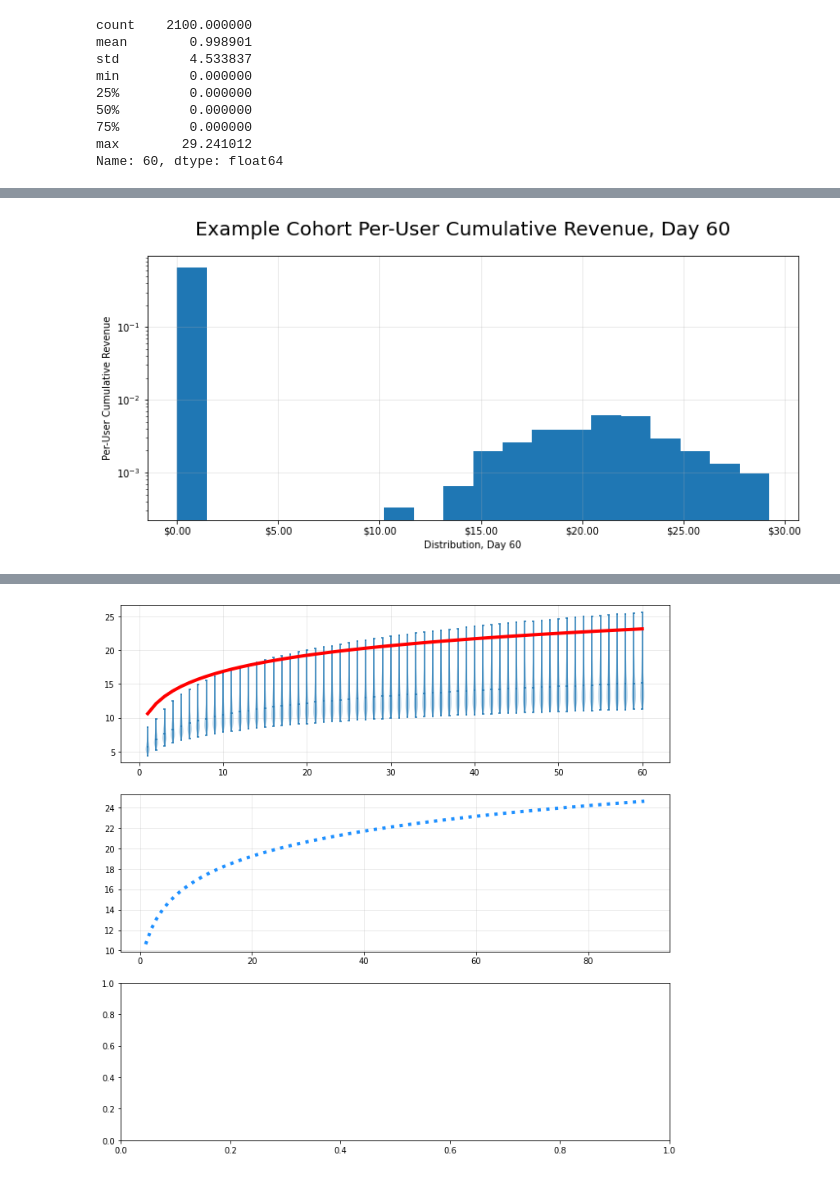
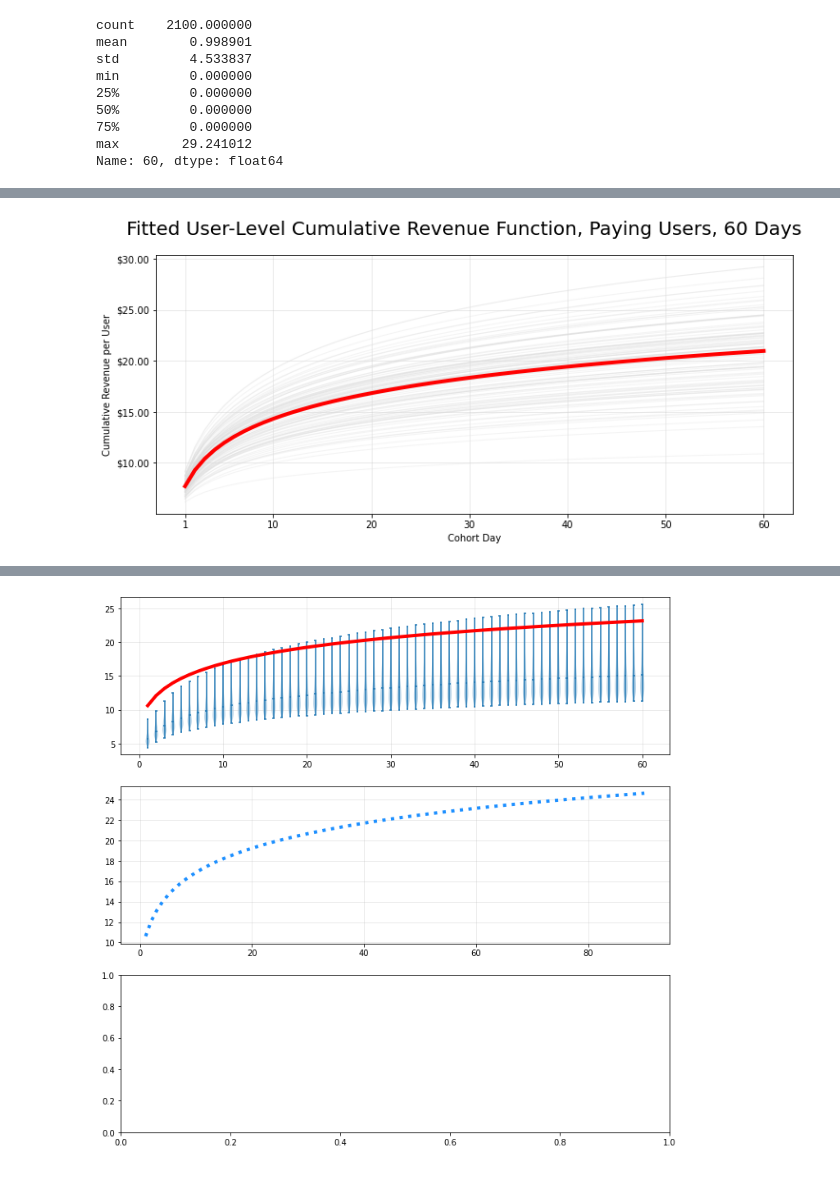
Before and after one commit to ESeufert/MDM_POSTS, a Jupyter notebook: POSTS/bootstrap_ltv/notebook.ipynb, the cells around one changed output, grey strips where cells are left out. Drawn from its saved outputs; the diff is of its cells as text; code cells hidden in the pictures.

```diff
--- a/POSTS/bootstrap_ltv/notebook.ipynb
+++ b/POSTS/bootstrap_ltv/notebook.ipynb
@@ -121,22 +138,33 @@ plt.show()
 # %%
+non_zero_users = users_df[ users_df[ 60 ] > 0 ]
+x_data = np.concatenate( [ x ] * len( non_zero_users ) )
+y_data = non_zero_users.values.flatten()
+popt, pcov = curve_fit( rev_function, x_data, y_data )
+
+fitted_values = [ rev_function( x_val, *popt ) for x_val in x ]
+
+## plot violin plus fitted values
+
 fig, ax = plt.subplots( 1, 1, figsize=( 12, 5 ) )
 
-ax.hist( users_df.loc[ :, 60 ], density=True, bins=20 )
+for i, row in non_zero_users.iterrows():
+    ax.plot( x, row, linewidth=1, color='gainsboro', alpha=0.3 )
+
+ax.plot( x, fitted_values, linewidth=4, color='red', linestyle='solid' )
 
 ax.grid( alpha=0.3 )
+ax.set_xticks( [ x_val for x_val in x if x_val in [ 1, 60 ] or x_val % 10 == 0  ] )
 
-x_tick = mtick.StrMethodFormatter( '${x:,.2f}' )
-ax.xaxis.set_major_formatter( x_tick )
+y_tick = mtick.StrMethodFormatter( '${x:,.2f}' )
+ax.yaxis.set_major_formatter( y_tick )
 
-ax.set_xlabel( "Distribution, Day 60" )
-ax.set_ylabel( "Per-User Cumulative Revenue" )
+ax.set_xlabel( "Cohort Day" )
+ax.set_ylabel( "Cumulative Revenue per User" )
 
-ax.set_yscale('log')
-
-plt.suptitle( "Example Cohort Per-User Cumulative Revenue, Day 60", fontsize=20 )
+plt.suptitle( "Fitted User-Level Cumulative Revenue Function, Paying Users, 60 Days", fontsize=20 )
 
 plt.show()
 # %% [output]
-[figure, old version]
+[figure, new version]
 # %%
 # %% [output]
```
Also changed, not shown: parts of 7 cells of this notebook.
